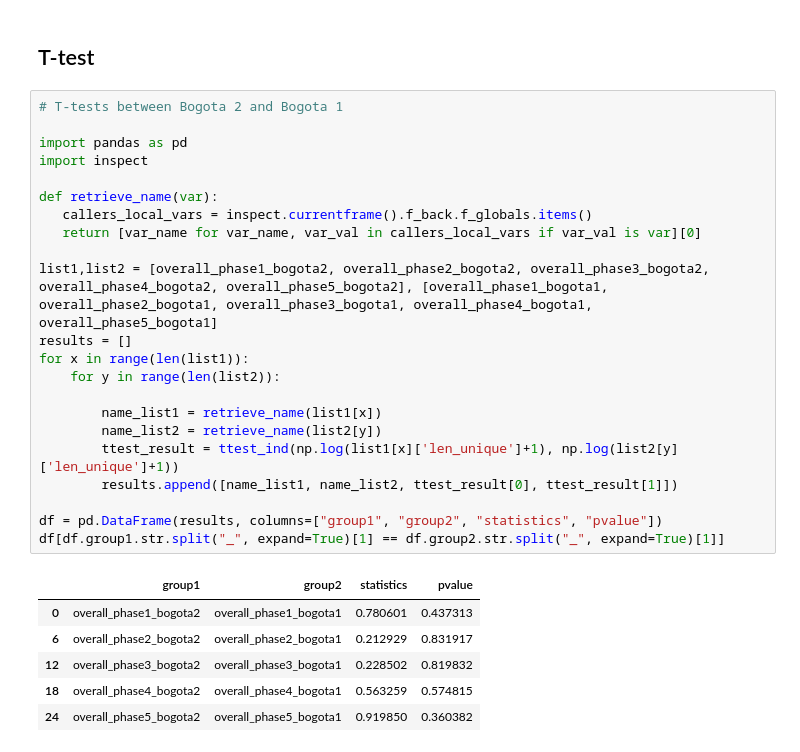
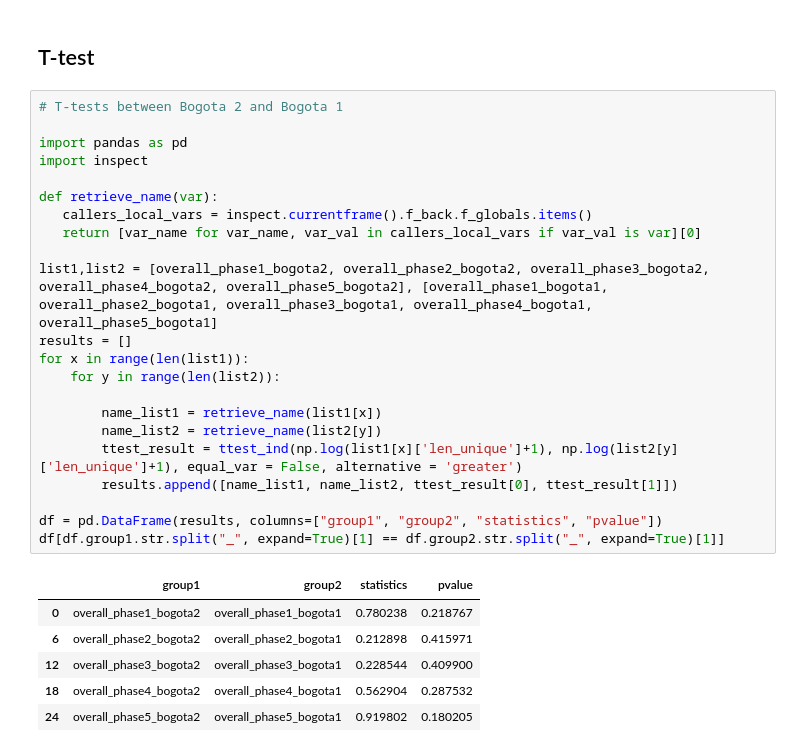
Before and after one commit to ironhacks/spring-2017-analysis, a Jupyter notebook: spring-2017/script/analysis/5-Functional-Variety-Analysis.ipynb, the cells around one changed output. Saved outputs shown, nothing was run; the diff lists cells and outputs as text.

```diff
--- a/spring-2017/script/analysis/5-Functional-Variety-Analysis.ipynb
+++ b/spring-2017/script/analysis/5-Functional-Variety-Analysis.ipynb
@@ -851,32 +851,32 @@ Stored 'overall_phase5_bogota3' (DataFrame)
 # %%
 # T-tests between Bogota 2 and Bogota 1
 
 import pandas as pd
 import inspect
 
 def retrieve_name(var):
    callers_local_vars = inspect.currentframe().f_back.f_globals.items()
    return [var_name for var_name, var_val in callers_local_vars if var_val is var][0]
 
 list1,list2 = [overall_phase1_bogota2, overall_phase2_bogota2, overall_phase3_bogota2, overall_phase4_bogota2, overall_phase5_bogota2], [overall_phase1_bogota1, overall_phase2_bogota1, overall_phase3_bogota1, overall_phase4_bogota1, overall_phase5_bogota1]
 results = []
 for x in range(len(list1)):
     for y in range(len(list2)):
 
         name_list1 = retrieve_name(list1[x])
         name_list2 = retrieve_name(list2[y])
-        ttest_result = ttest_ind(np.log(list1[x]['len_unique']+1), np.log(list2[y]['len_unique']+1))
+        ttest_result = ttest_ind(np.log(list1[x]['len_unique']+1), np.log(list2[y]['len_unique']+1), equal_var = False, alternative = 'greater')
         results.append([name_list1, name_list2, ttest_result[0], ttest_result[1]])
 
 df = pd.DataFrame(results, columns=["group1", "group2", "statistics", "pvalue"])
 df[df.group1.str.split("_", expand=True)[1] == df.group2.str.split("_", expand=True)[1]]
 # %% [output]
 |  | group1 | group2 | statistics | pvalue |
-| 0 | overall_phase1_bogota2 | overall_phase1_bogota1 | 0.780601 | 0.437313 |
-| 6 | overall_phase2_bogota2 | overall_phase2_bogota1 | 0.212929 | 0.831917 |
-| 12 | overall_phase3_bogota2 | overall_phase3_bogota1 | 0.228502 | 0.819832 |
-| 18 | overall_phase4_bogota2 | overall_phase4_bogota1 | 0.563259 | 0.574815 |
-| 24 | overall_phase5_bogota2 | overall_phase5_bogota1 | 0.919850 | 0.360382 |
+| 0 | overall_phase1_bogota2 | overall_phase1_bogota1 | 0.780238 | 0.218767 |
+| 6 | overall_phase2_bogota2 | overall_phase2_bogota1 | 0.212898 | 0.415971 |
+| 12 | overall_phase3_bogota2 | overall_phase3_bogota1 | 0.228544 | 0.409900 |
+| 18 | overall_phase4_bogota2 | overall_phase4_bogota1 | 0.562904 | 0.287532 |
+| 24 | overall_phase5_bogota2 | overall_phase5_bogota1 | 0.919802 | 0.180205 |
 # %%
 # T-tests between Bogota 3 and Bogota 2
 
```
Also changed, not shown: parts of 7 cells of this notebook, 5 other files.
